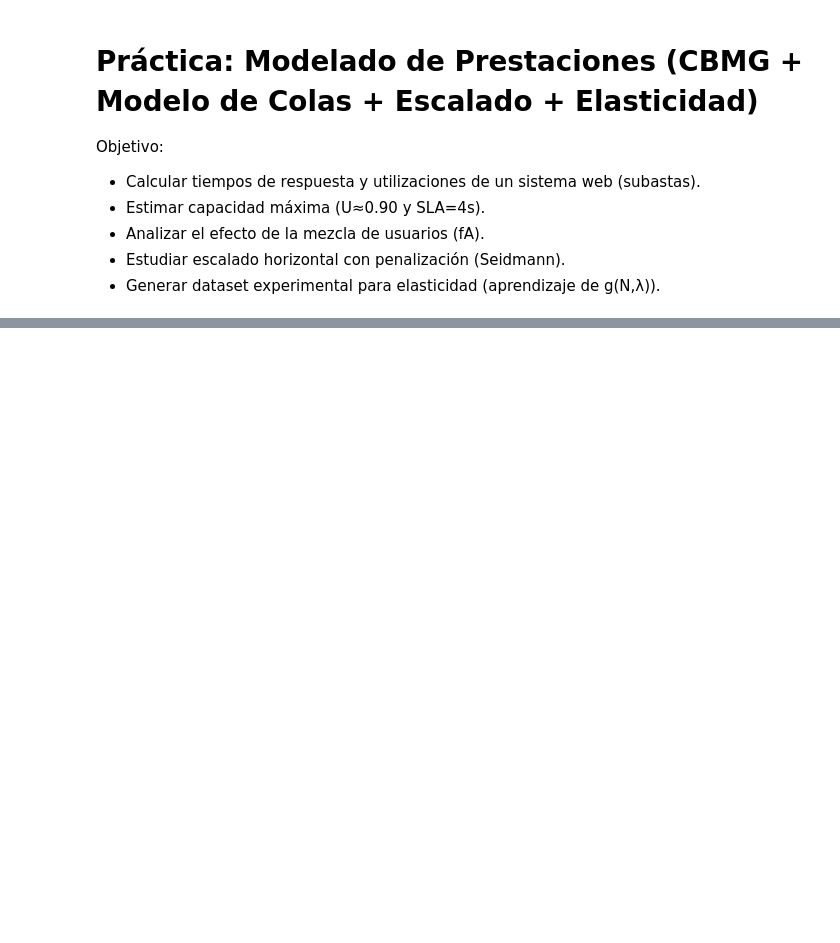
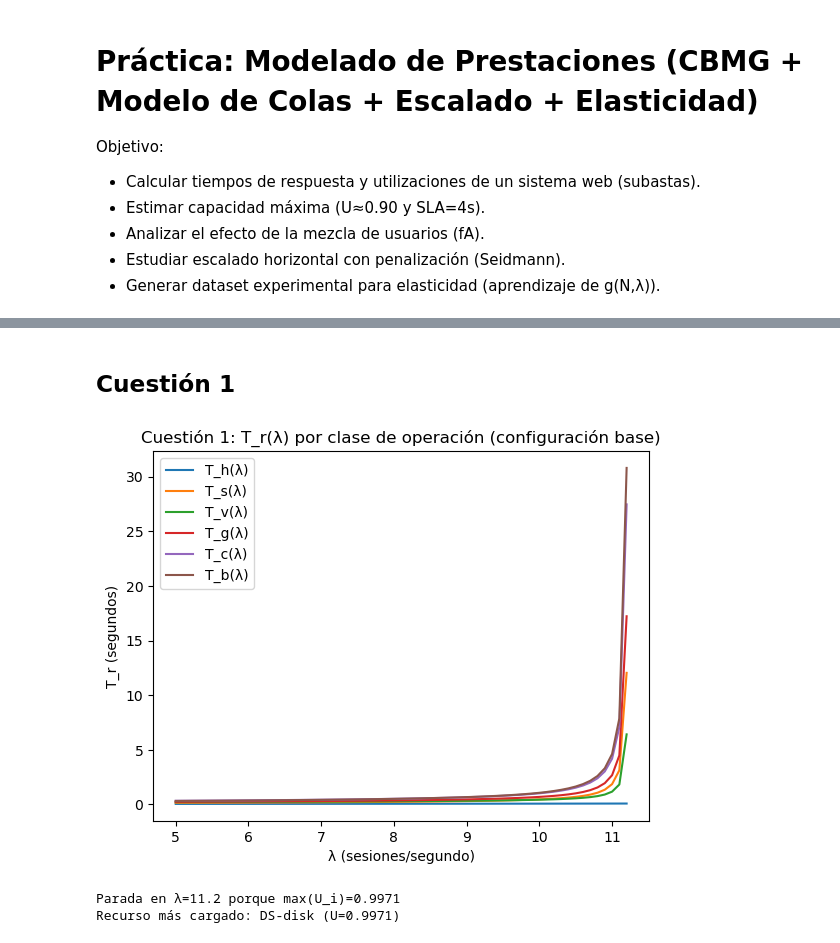
Before and after one commit to sanchezIII/SistemasDistribuidosWork, a Jupyter notebook: Trabajo_SD_ModeloColas.ipynb, the cells around one changed output, grey strips where cells are left out. Drawn from its saved outputs; the diff is of its cells as text; code cells hidden in the pictures; blank space fills up the shorter version.

```diff
--- a/Trabajo_SD_ModeloColas.ipynb
+++ b/Trabajo_SD_ModeloColas.ipynb
@@ -1049,0 +99,76 @@ plt.show()
+# %%
+D = {
+    "WS-CPU":  {"h":0.008, "s":0.009, "v":0.011, "g":0.060, "c":0.012, "b":0.015},
+    "WS-disk": {"h":0.030, "s":0.010, "v":0.010, "g":0.010, "c":0.010, "b":0.010},
+    "AS-CPU":  {"h":0.000, "s":0.030, "v":0.035, "g":0.025, "c":0.045, "b":0.040},
+    "AS-disk": {"h":0.000, "s":0.008, "v":0.080, "g":0.009, "c":0.011, "b":0.012},
+    "DS-CPU":  {"h":0.000, "s":0.010, "v":0.009, "g":0.015, "c":0.070, "b":0.045},
+    "DS-disk": {"h":0.000, "s":0.035, "v":0.018, "g":0.050, "c":0.080, "b":0.090},
+}
+# %% [markdown]
+## Cuestión 1
+# %%
+# Configuración base: 1 servidor por recurso
+N = {k: 1 for k in K}
+
+# Mezcla base (del enunciado)
+fA, fB = 0.25, 0.75
+
+def lambda_r_from_lambda(lam):
+    return {r: lam * (fA*nu_A[idx[r]] + fB*nu_B[idx[r]]) for r in R}
+
+def compute_U_and_Tr(lam):
+    lam_r = lambda_r_from_lambda(lam)
+
+    # U_i = sum_r (λ_r / N_i) * D_{i,r}
+    U = {i: sum((lam_r[r]/N[i]) * D[i][r] for r in R) for i in K}
+
+    # Evitar dividir por 0 si U>=1
+    if any(U[i] >= 1.0 for i in K):
+        return U, {r: np.inf for r in R}
+
+    # T_{i,r} = D_{i,r} / (1 - U_i)   y  T_r = sum_i T_{i,r}
+    Tr = {r: sum(D[i][r] / (1.0 - U[i]) for i in K) for r in R}
+    return U, Tr
+
+# ---------- Cuestión 1 ----------
+lam_values = []
+Tr_series = {r: [] for r in R}
+Umax_values = []
+
+lam = 5.0
+step = 0.1
+stop_U = 0.99
+
+while True:
+    U, Tr = compute_U_and_Tr(lam)
+    umax = max(U.values())
+
+    lam_values.append(lam)
+    Umax_values.append(umax)
+    for r in R:
+        Tr_series[r].append(Tr[r])
+
+    if umax >= stop_U:
+        break
+    lam = round(lam + step, 10)
+
+lam_stop = lam_values[-1]
+U_stop, _ = compute_U_and_Tr(lam_stop)
+bottleneck = max(K, key=lambda i: U_stop[i])
+
+plt.figure()
+for r in R:
+    plt.plot(lam_values, Tr_series[r], label=f"T_{r}(λ)")
+plt.xlabel("λ (sesiones/segundo)")
+plt.ylabel("T_r (segundos)")
+plt.title("Cuestión 1: T_r(λ) por clase de operación (configuración base)")
+plt.legend()
+plt.show()
+
+print(f"Parada en λ={lam_stop:.1f} porque max(U_i)={max(U_stop.values()):.4f}")
+print(f"Recurso más cargado: {bottleneck} (U={U_stop[bottleneck]:.4f})")
+# %% [output]
+[figure, added]
+Parada en λ=11.2 porque max(U_i)=0.9971
+Recurso más cargado: DS-disk (U=0.9971)
```
Also changed, not shown: parts of 66 cells of this notebook.
